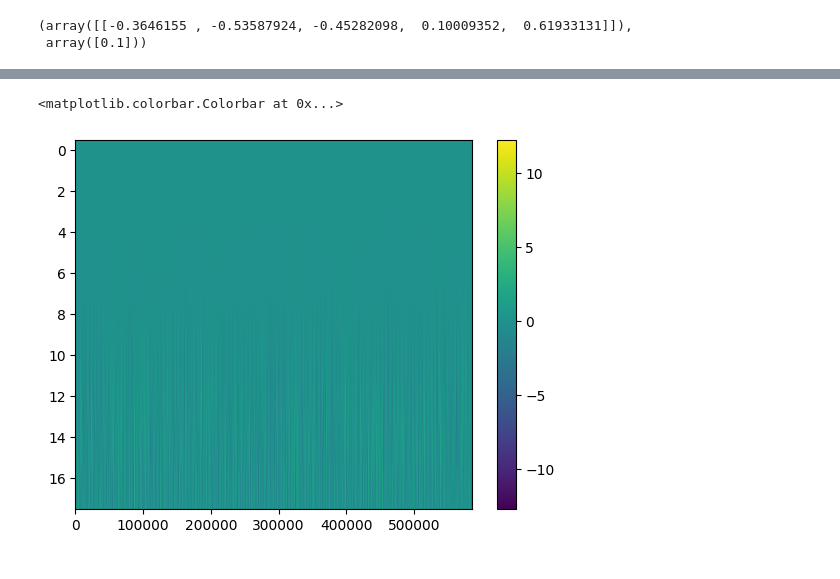
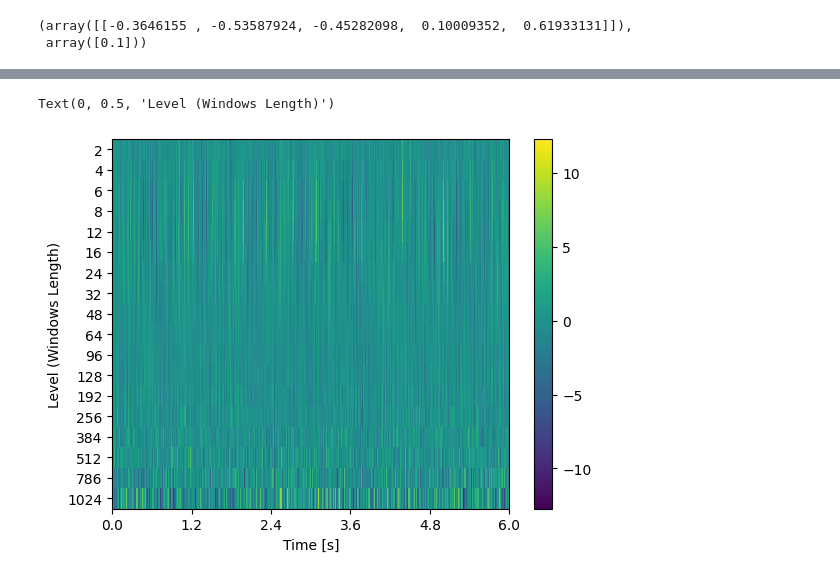
Before and after one commit to DimitriZC/Rolling-Fault-FFT-Wavelet-Analysis, a Jupyter notebook: trab.ipynb, the cells around one changed output, grey strips where cells are left out. Cells and saved outputs as stored; diff of their text form; code cells hidden in the pictures.

```diff
--- a/trab.ipynb
+++ b/trab.ipynb
@@ -280,7 +280,8 @@ k = [2, 4, 6, 8, 12, 16, 24, 32, 48, 64, 96, 128, 192, 256, 384, 512, 786, 1024]
 a = []
 
 for v in k:
-    a.append(pywt.cwt(np.transpose(x_ORF_2)[0], v, 'gaus1', method='fft'))
+    a.append(pywt.cwt(np.transpose(x_ORF_2), v, 'mexh', method='fft', sampling_period=1/f_ORF_2))
+    # test = pywt.waverec(a[0], wavelet='gaus1')
 
 a
 # %% [output]
@@ -304,4 +305,4 @@ a
 # %%
 p = [j[0][0] for j in a]
-p=np.stack(p)
-p
+# p=np.stack(p)
+# p
@@ -322,7 +309,14 @@ array([[-0.36329049, -0.52273363, -0.37012807, ..., -0.59679498,
-# %%
-plt.figure()
-plt.imshow(np.stack(p), aspect='auto')
-plt.colorbar()
-# %% [output]
-<matplotlib.colorbar.Colorbar at 0x...>
-[figure, removed]
+# %%
+plt.figure()
+plt.imshow(np.stack(p), aspect='auto', interpolation='nearest')
+plt.colorbar()
+time_indx = np.linspace(0, t_ORF_2.shape[0] - 1, 6, dtype=int)
+time = np.round(t_ORF_2[time_indx], 2)
+plt.xticks(ticks=time_indx, labels=time)
+plt.yticks(ticks=np.arange(0, len(k)), labels=k)
+
+plt.xlabel('Time [s]')
+plt.ylabel('Level (Windows Length)')
+# %% [output]
+Text(0, 0.5, 'Level (Windows Length)')
+[figure, added]
```
Also changed, not shown: parts of 6 cells of this notebook.
